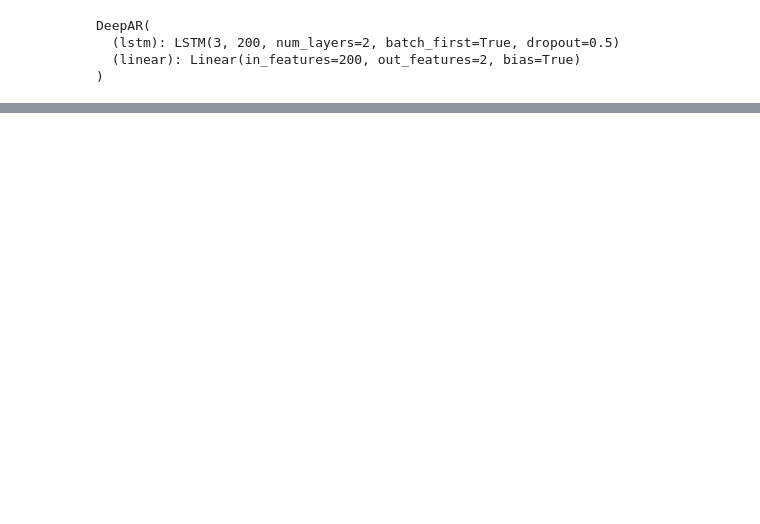
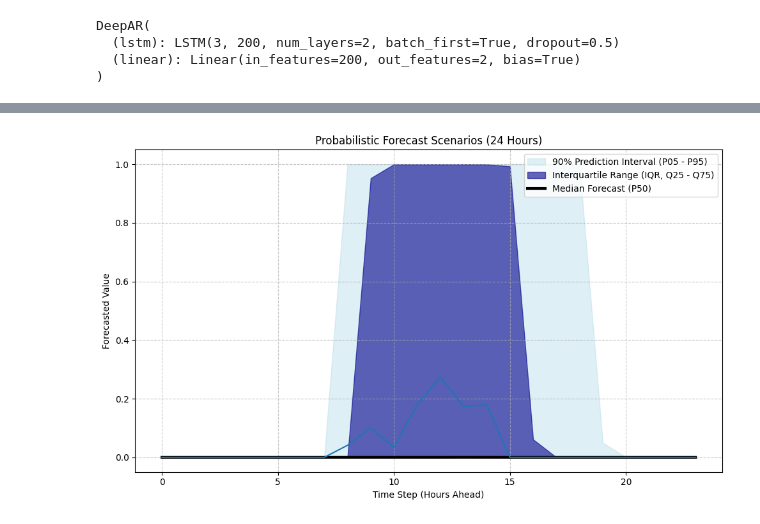
Before and after one commit to Joris-Dprtr/stochastic_programming, a Jupyter notebook: toy_example.ipynb, the cells around one changed output, grey strips where cells are left out. Saved outputs shown, nothing was run; the diff lists cells and outputs as text; code cells hidden in the pictures; blank space fills up the shorter version.

```diff
--- a/toy_example.ipynb
+++ b/toy_example.ipynb
@@ -102,5 +216,3 @@ DeepAR(
   (lstm): LSTM(3, 200, num_layers=2, batch_first=True, dropout=0.5)
   (linear): Linear(in_features=200, out_features=2, bias=True)
 )
-# %%
-mu, sigma = deepar(X_test[0,:,:].to(device))
@@ -125,0 +307,62 @@ array([ 2.14978731e-01,  4.73519715e-01,  4.29810834e-01,  3.52257085e-01,
+# %%
+scenarios_array = np.array(all_scenarios)
+df_scenarios = pd.DataFrame(scenarios_array).T
+
+# 2. Calculate the required percentiles across all scenarios for each timestep
+quantiles = df_scenarios.quantile([0.05, 0.25, 0.50, 0.75, 0.95], axis=1)
+
+# Transpose the result and rename columns for clarity
+quantiles = quantiles.T
+quantiles.columns = ['P05', 'Q25', 'Q50_Median', 'Q75', 'P95']
+
+# Create the Time Step index (1 to 24)
+num_steps = len(quantiles)
+quantiles['Time Step'] = np.arange(0, num_steps)
+
+# 3. Plotting the Uncertainty Bands and Median
+
+plt.figure(figsize=(10, 6))
+
+# a) Q10 - Q90 (Light Blue Hue)
+plt.fill_between(
+    quantiles['Time Step'],
+    quantiles['P05'],
+    quantiles['P95'],
+    color='lightblue',
+    alpha=0.4,
+    label='90% Prediction Interval (P05 - P95)'
+)
+
+# b) IQR (P25 - P75) (Dark Blue Hue)
+plt.fill_between(
+    quantiles['Time Step'],
+    quantiles['Q25'],
+    quantiles['Q75'],
+    color='darkblue',
+    alpha=0.6,
+    label='Interquartile Range (IQR, Q25 - Q75)'
+)
+
+# c) Median (P50) (Thick Line)
+plt.plot(
+    quantiles['Time Step'],
+    quantiles['Q50_Median'],
+    color='black',
+    linewidth=3,
+    label='Median Forecast (P50)'
+)
+
+plt.plot(y_test[14+24*day])
+
+
+# Final Touches
+plt.title('Probabilistic Forecast Scenarios (24 Hours)')
+plt.xlabel('Time Step (Hours Ahead)')
+plt.ylabel('Forecasted Value') # Adjust this label if you have specific units (e.g., kW, €)
+plt.legend()
+plt.grid(True, linestyle='--', alpha=0.7)
+plt.tight_layout()
+
+plt.show() # Display the plot
+# %% [output]
+[figure, added]
```
Also changed, not shown: parts of 28 cells of this notebook, 4 other files.
